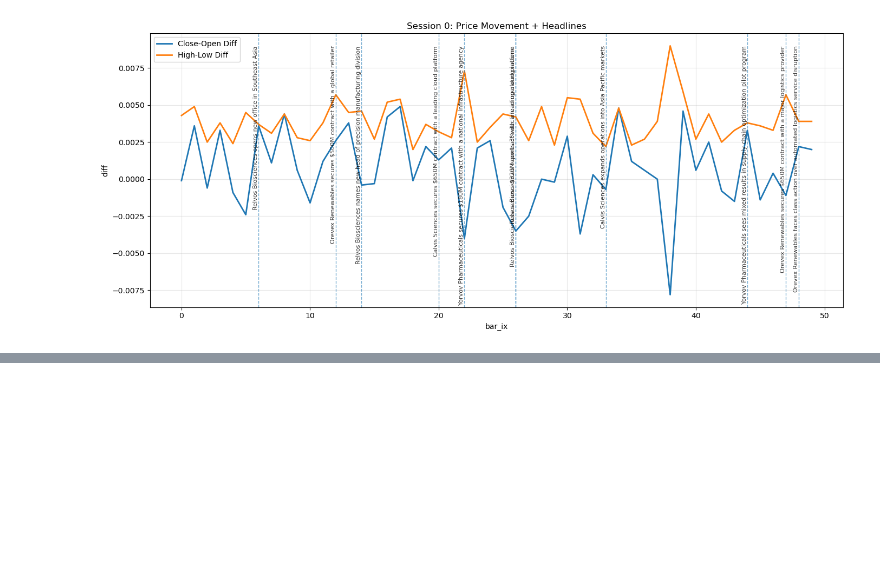
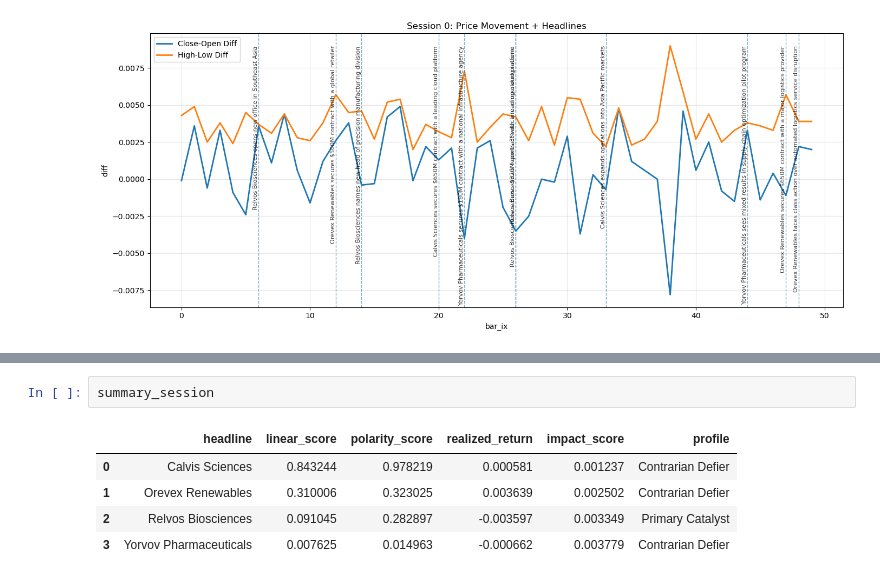
Before and after one commit to Sne4kers/hrt-datathon, a Jupyter notebook: anna/profiling_company_importance.ipynb, the cells around one changed output, grey strips where cells are left out. Saved outputs shown, nothing was run; the diff lists cells and outputs as text; blank space fills up the shorter version.

```diff
--- a/anna/profiling_company_importance.ipynb
+++ b/anna/profiling_company_importance.ipynb
@@ -200,0 +219,8 @@ full_session_profile, summary_session = profile_session_companies()
+# %%
+summary_session
+# %% [output]
+|  | headline | linear_score | polarity_score | realized_return | impact_score | profile |
+| 0 | Calvis Sciences | 0.843244 | 0.978219 | 0.000581 | 0.001237 | Contrarian Defier |
+| 1 | Orevex Renewables | 0.310006 | 0.323025 | 0.003639 | 0.002502 | Contrarian Defier |
+| 2 | Relvos Biosciences | 0.091045 | 0.282897 | -0.003597 | 0.003349 | Primary Catalyst |
+| 3 | Yorvov Pharmaceuticals | 0.007625 | 0.014963 | -0.000662 | 0.003779 | Contrarian Defier |
```
Also changed, not shown: parts of 3 cells of this notebook, 2 other files.
